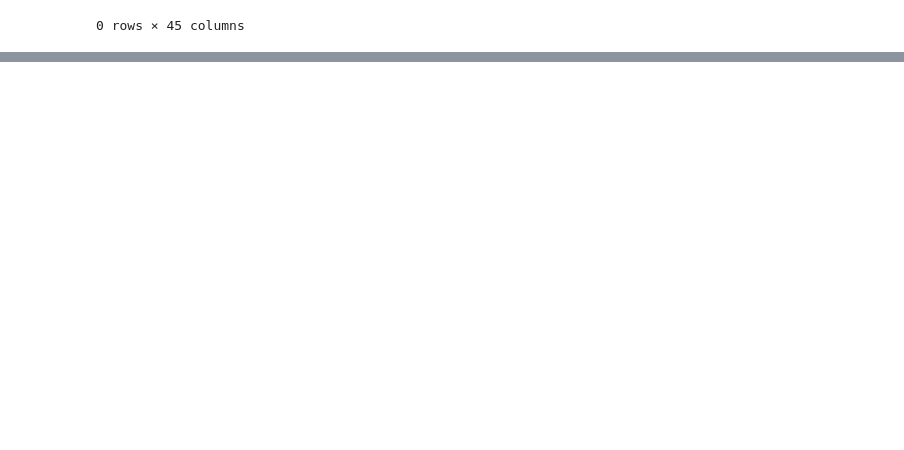
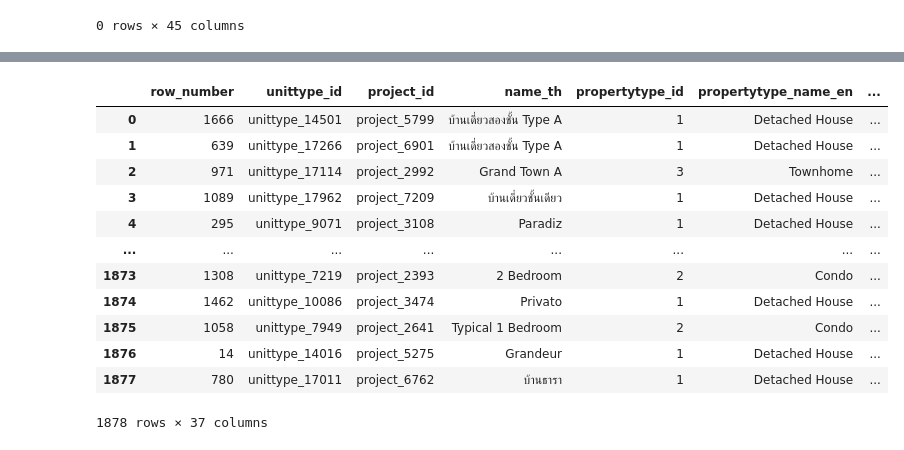
Before and after one commit to Aomaphisara/BasicProg_DataViz65, a Jupyter notebook: midterm65.ipynb, the cells around one changed output, grey strips where cells are left out. Saved outputs shown, nothing was run; the diff lists cells and outputs as text; code cells hidden in the pictures; blank space fills up the shorter version.

```diff
--- a/midterm65.ipynb
+++ b/midterm65.ipynb
@@ -426,0 +264,17 @@ eat.groupby('province_name_en')[['eating_daytime_variety','eating_nighttime_vari
+# %%
+unit_rent = unit_drop.merge(rent)
+unit_rent
+# %% [output]
+|  | row_number | unittype_id | project_id | name_th | propertytype_id | propertytype_name_en | ... |
+| 0 | 1666 | unittype_14501 | project_5799 | บ้านเดี่ยวสองชั้น Type A | 1 | Detached House | ... |
+| 1 | 639 | unittype_17266 | project_6901 | บ้านเดี่ยวสองชั้น Type A | 1 | Detached House | ... |
+| 2 | 971 | unittype_17114 | project_2992 | Grand Town A | 3 | Townhome | ... |
+| 3 | 1089 | unittype_17962 | project_7209 | บ้านเดี่ยวชั้นเดียว | 1 | Detached House | ... |
+| 4 | 295 | unittype_9071 | project_3108 | Paradiz | 1 | Detached House | ... |
+| ... | ... | ... | ... | ... | ... | ... | ... |
+| 1873 | 1308 | unittype_7219 | project_2393 | 2 Bedroom | 2 | Condo | ... |
+| 1874 | 1462 | unittype_10086 | project_3474 | Privato | 1 | Detached House | ... |
+| 1875 | 1058 | unittype_7949 | project_2641 | Typical 1 Bedroom | 2 | Condo | ... |
+| 1876 | 14 | unittype_14016 | project_5275 | Grandeur | 1 | Detached House | ... |
+| 1877 | 780 | unittype_17011 | project_6762 | บ้านธารา | 1 | Detached House | ... |
+1878 rows × 37 columns
```
Also changed, not shown: parts of 79 cells of this notebook.
